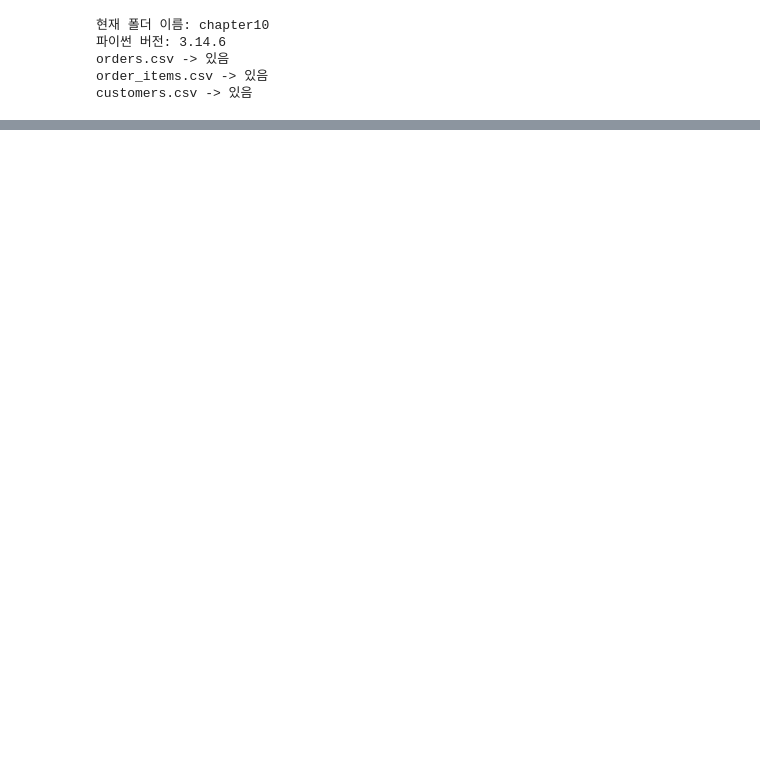
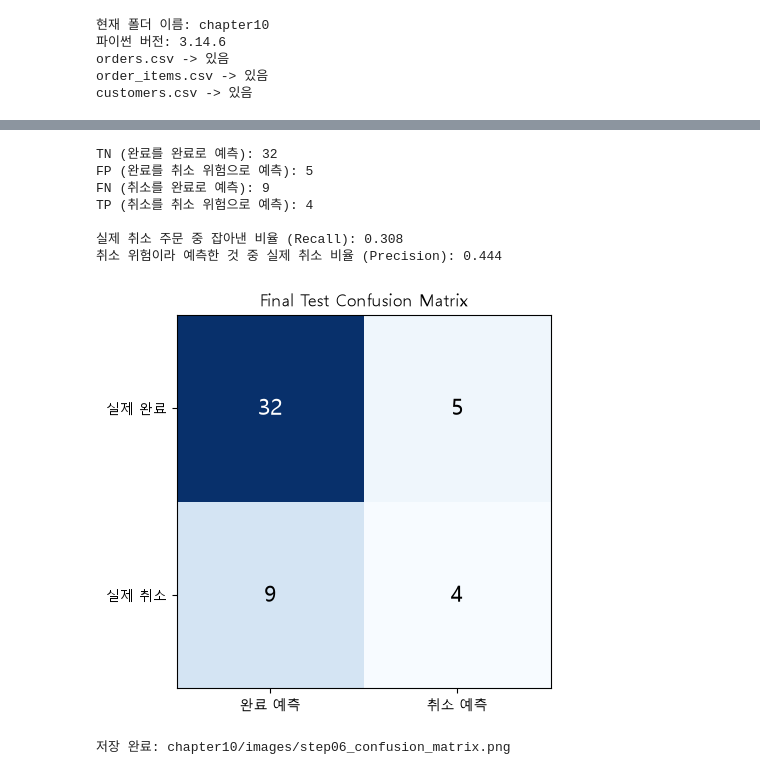
Before and after one commit to apll970502/llm-data-analysis-course, a Jupyter notebook: chapter10/chapter10.ipynb, the cells around one changed output, grey strips where cells are left out. Saved outputs shown, nothing was run; the diff lists cells and outputs as text; code cells hidden in the pictures; blank space fills up the shorter version.

```diff
--- a/chapter10/chapter10.ipynb
+++ b/chapter10/chapter10.ipynb
@@ -211,0 +498,19 @@ See https://pandas.pydata.org/docs/user_guide/migration-3-strings.html#string-mi
+# %%
+# 여기서부터 모델과 threshold는 바꾸지 않는다 (고정)
+FROZEN_MODEL_NAME = selected_model_name
+FROZEN_THRESHOLD = selected_threshold
+print("고정한 모델:", FROZEN_MODEL_NAME)
+print("고정한 threshold:", FROZEN_THRESHOLD)
+
+# Final Test: Dummy와 고정한 모델만 평가
+test_proba = fitted_models[FROZEN_MODEL_NAME].predict_proba(X_test)[:, 1]
+test_pred = (test_proba >= FROZEN_THRESHOLD).astype(int)
+dummy_pred = fitted_models["Dummy"].predict(X_test)
+
+test_compare = pd.DataFrame({
+    "Dummy": calc_metrics(y_test, dummy_pred),
+    FROZEN_MODEL_NAME: calc_metrics(y_test, test_pred),
+}).T.round(3)
+print()
+print("Final Test 결과 (행 수:", len(y_test), ")")
+print(test_compare)
@@ -211,0 +543,36 @@ See https://pandas.pydata.org/docs/user_guide/migration-3-strings.html#string-mi
+# %%
+from sklearn.metrics import confusion_matrix
+
+tn, fp, fn, tp = confusion_matrix(y_test, test_pred, labels=[0, 1]).ravel()
+print("TN (완료를 완료로 예측):", tn)
+print("FP (완료를 취소 위험으로 예측):", fp)
+print("FN (취소를 완료로 예측):", fn)
+print("TP (취소를 취소 위험으로 예측):", tp)
+print()
+print("실제 취소 주문 중 잡아낸 비율 (Recall):", round(tp / (tp + fn), 3))
+print("취소 위험이라 예측한 것 중 실제 취소 비율 (Precision):", round(tp / (tp + fp), 3) if (tp + fp) else "예측한 취소 없음")
+
+cm = np.array([[tn, fp], [fn, tp]])
+fig, ax = plt.subplots(figsize=(5.2, 4.5))
+ax.imshow(cm, cmap="Blues")
+ax.set_xticks([0, 1]); ax.set_xticklabels(["완료 예측", "취소 예측"])
+ax.set_yticks([0, 1]); ax.set_yticklabels(["실제 완료", "실제 취소"])
+for i in range(2):
+    for j in range(2):
+        ax.text(j, i, cm[i, j], ha="center", va="center", fontsize=16,
+                color="white" if cm[i, j] > cm.max() / 2 else "black")
+ax.set_title("Final Test Confusion Matrix")
+plt.tight_layout()
+plt.savefig(IMAGE_DIR / "step06_confusion_matrix.png", dpi=150)
+plt.show()
+print("저장 완료: chapter10/images/step06_confusion_matrix.png")
+# %% [output]
+TN (완료를 완료로 예측): 32
+FP (완료를 취소 위험으로 예측): 5
+FN (취소를 완료로 예측): 9
+TP (취소를 취소 위험으로 예측): 4
+
+실제 취소 주문 중 잡아낸 비율 (Recall): 0.308
+취소 위험이라 예측한 것 중 실제 취소 비율 (Precision): 0.444
+[figure, added]
+저장 완료: chapter10/images/step06_confusion_matrix.png
```
Also changed, not shown: parts of 47 cells of this notebook, 4 other files.
